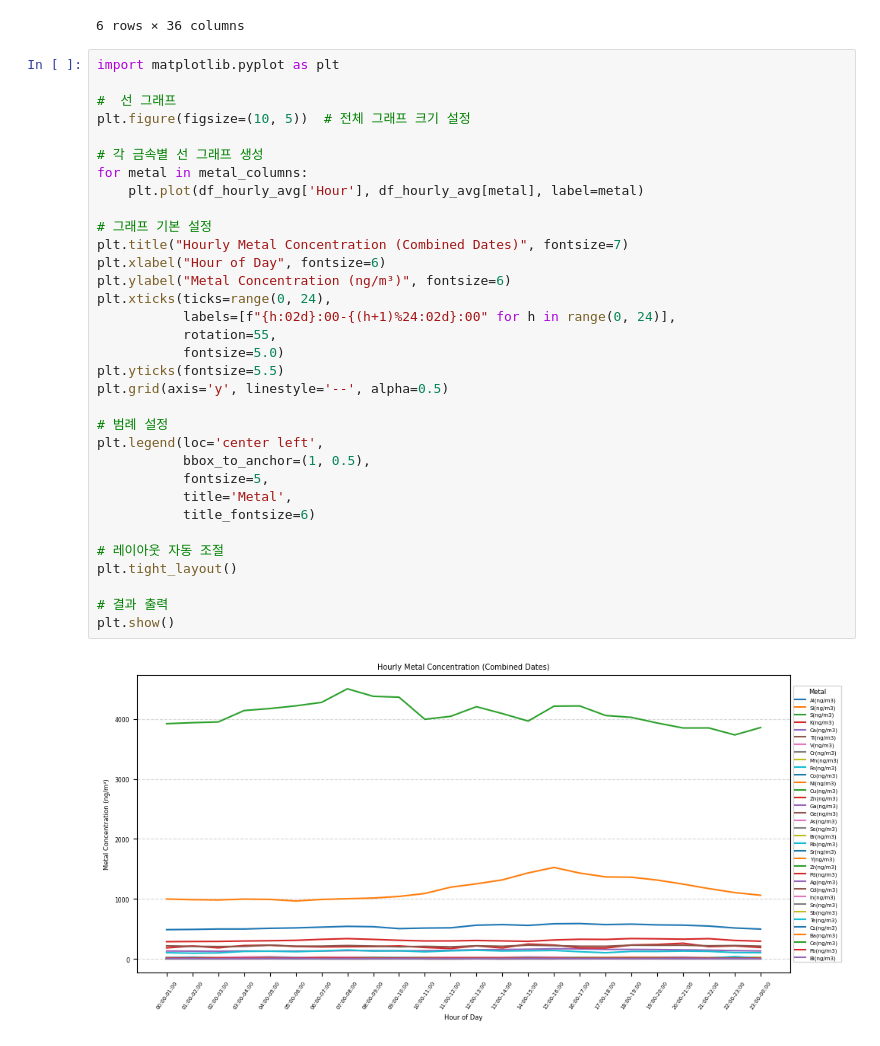
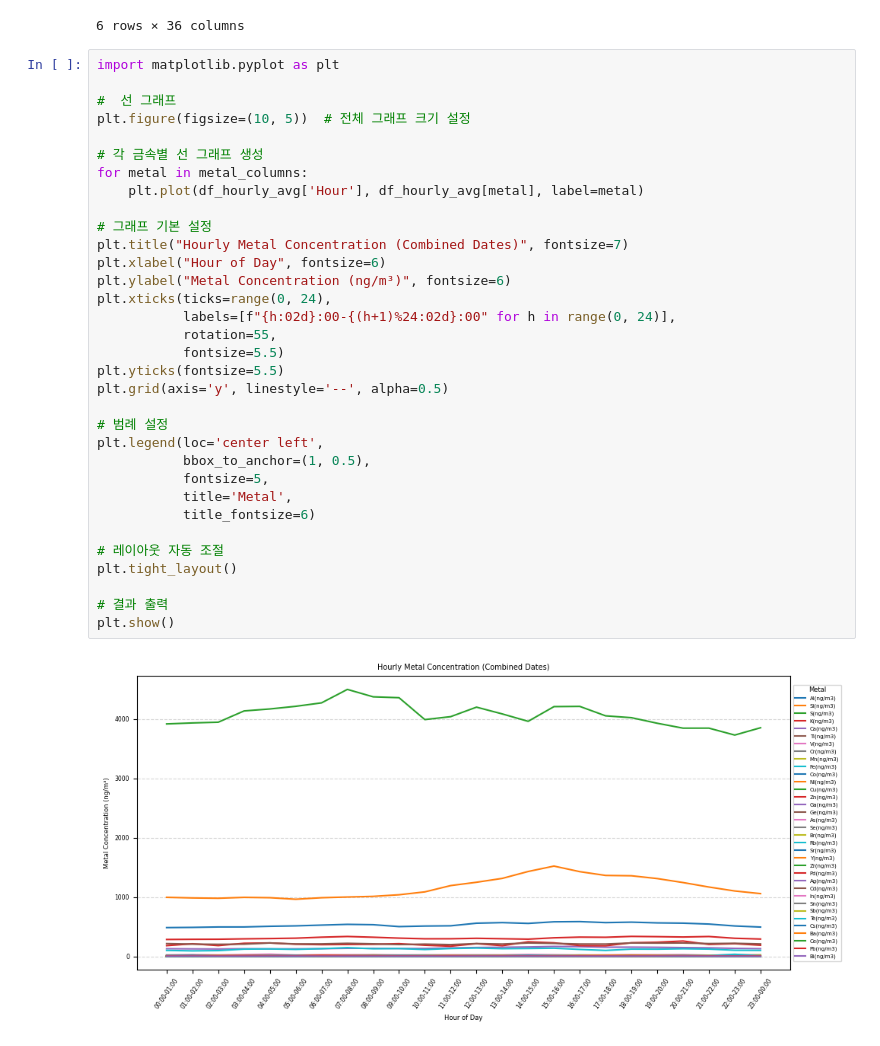
Before and after one commit to hyen0322/Data, a Jupyter notebook: Hourly Metal Concentration.ipynb, the cells around one changed output. Saved outputs shown, nothing was run; the diff lists cells and outputs as text.

```diff
--- a/Hourly Metal Concentration.ipynb
+++ b/Hourly Metal Concentration.ipynb
@@ -44,32 +44,32 @@ import matplotlib.pyplot as plt
 #  선 그래프
 plt.figure(figsize=(10, 5))  # 전체 그래프 크기 설정
 
 # 각 금속별 선 그래프 생성
 for metal in metal_columns:
     plt.plot(df_hourly_avg['Hour'], df_hourly_avg[metal], label=metal)
 
 # 그래프 기본 설정
 plt.title("Hourly Metal Concentration (Combined Dates)", fontsize=7)
 plt.xlabel("Hour of Day", fontsize=6)
 plt.ylabel("Metal Concentration (ng/m³)", fontsize=6)
 plt.xticks(ticks=range(0, 24),
            labels=[f"{h:02d}:00-{(h+1)%24:02d}:00" for h in range(0, 24)],
            rotation=55,
-           fontsize=5.0)
+           fontsize=5.5)
 plt.yticks(fontsize=5.5)
 plt.grid(axis='y', linestyle='--', alpha=0.5)
 
 # 범례 설정
 plt.legend(loc='center left',
            bbox_to_anchor=(1, 0.5),
            fontsize=5,
            title='Metal',
            title_fontsize=6)
 
 # 레이아웃 자동 조절
 plt.tight_layout()
 
 # 결과 출력
 plt.show()
 # %% [output]
-[figure, old version]
+[figure, new version]
```
